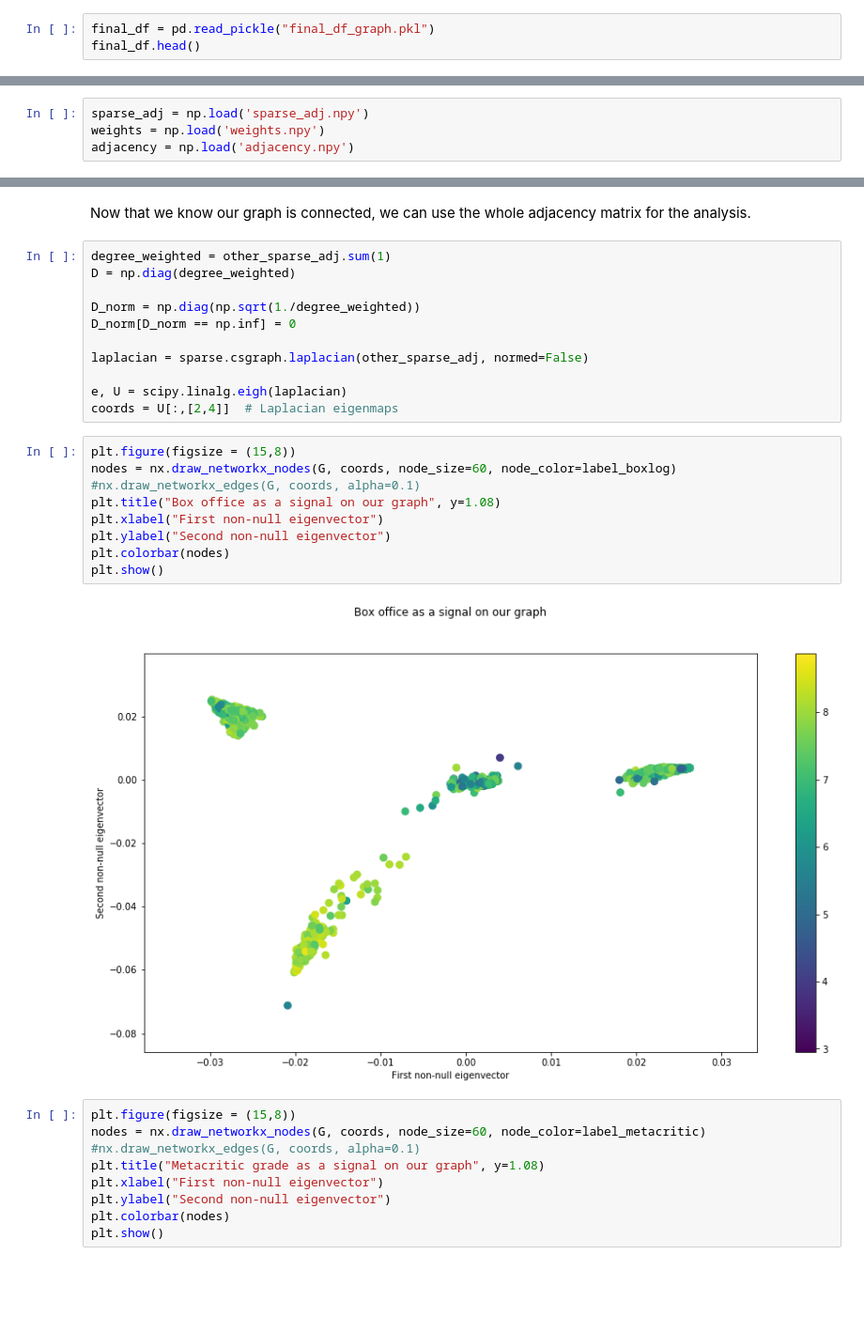
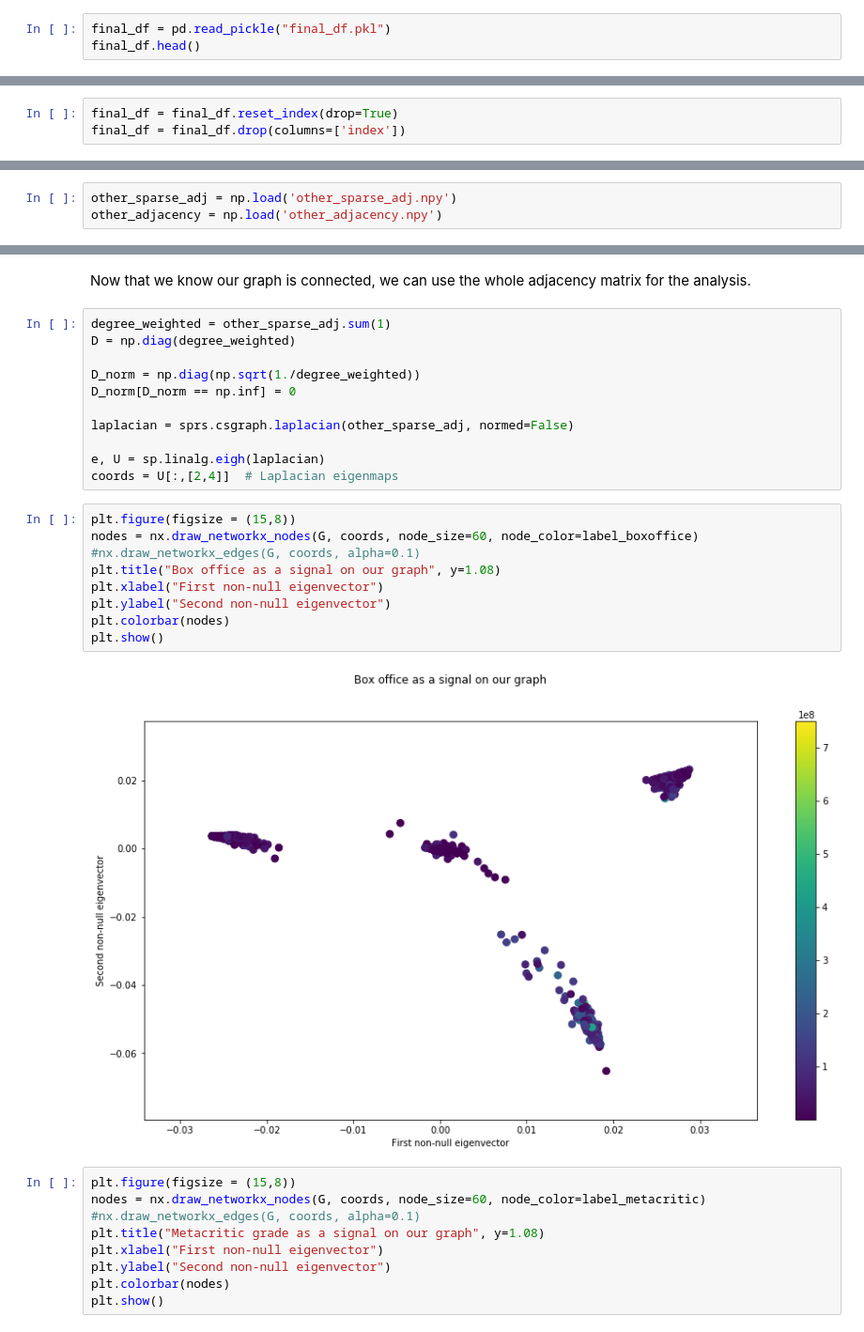
Before and after one commit to illorens/Project_NTDS, a Jupyter notebook: Analysis.ipynb, the cells around one changed output, grey strips where cells are left out. Shown: that part at 94% size. Drawn from its saved outputs; the diff is of its cells as text; blank space fills up the shorter version.

```diff
--- a/Analysis.ipynb
+++ b/Analysis.ipynb
@@ -1277,6 +1278,6 @@ After data cleaning, we proceed to the creation of the graph by computing its ad
 - Plot: how many common words two films have in common
 - Rated category: binary score = same category or different
 # %%
-final_df = pd.read_pickle("final_df_graph.pkl")
+final_df = pd.read_pickle("final_df.pkl")
 final_df.head()
 # %% [output]
@@ -1337,0 +1333,3 @@ weights_writer = np.zeros((len(final_df), len(final_df)))
+# %%
+final_df = final_df.reset_index(drop=True)
+final_df = final_df.drop(columns=['index'])
@@ -1536,7 +1462,6 @@ other_sparse_adj = other_sparse_adj + other_sparse_adj.T
 # %%
-sparse_adj = np.load('sparse_adj.npy')
-weights = np.load('weights.npy')
-adjacency = np.load('adjacency.npy')
+other_sparse_adj = np.load('other_sparse_adj.npy')
+other_adjacency = np.load('other_adjacency.npy')
 # %% [markdown]
 # 5. Analysis
 # %% [markdown]
@@ -1564,21 +1489,21 @@ D = np.diag(degree_weighted)
 D_norm = np.diag(np.sqrt(1./degree_weighted))
 D_norm[D_norm == np.inf] = 0
 
-laplacian = sparse.csgraph.laplacian(other_sparse_adj, normed=False)
+laplacian = sprs.csgraph.laplacian(other_sparse_adj, normed=False)
 
-e, U = scipy.linalg.eigh(laplacian)
+e, U = sp.linalg.eigh(laplacian)
 coords = U[:,[2,4]]  # Laplacian eigenmaps
 # %%
 plt.figure(figsize = (15,8))
-nodes = nx.draw_networkx_nodes(G, coords, node_size=60, node_color=label_boxlog)
+nodes = nx.draw_networkx_nodes(G, coords, node_size=60, node_color=label_boxoffice)
 #nx.draw_networkx_edges(G, coords, alpha=0.1)
 plt.title("Box office as a signal on our graph", y=1.08)
 plt.xlabel("First non-null eigenvector")
 plt.ylabel("Second non-null eigenvector")
 plt.colorbar(nodes)
 plt.show()
 # %% [output]
-[figure, old version]
+[figure, new version]
 # %%
 plt.figure(figsize = (15,8))
 nodes = nx.draw_networkx_nodes(G, coords, node_size=60, node_color=label_metacritic)
```
Also changed, not shown: parts of 54 cells of this notebook.
